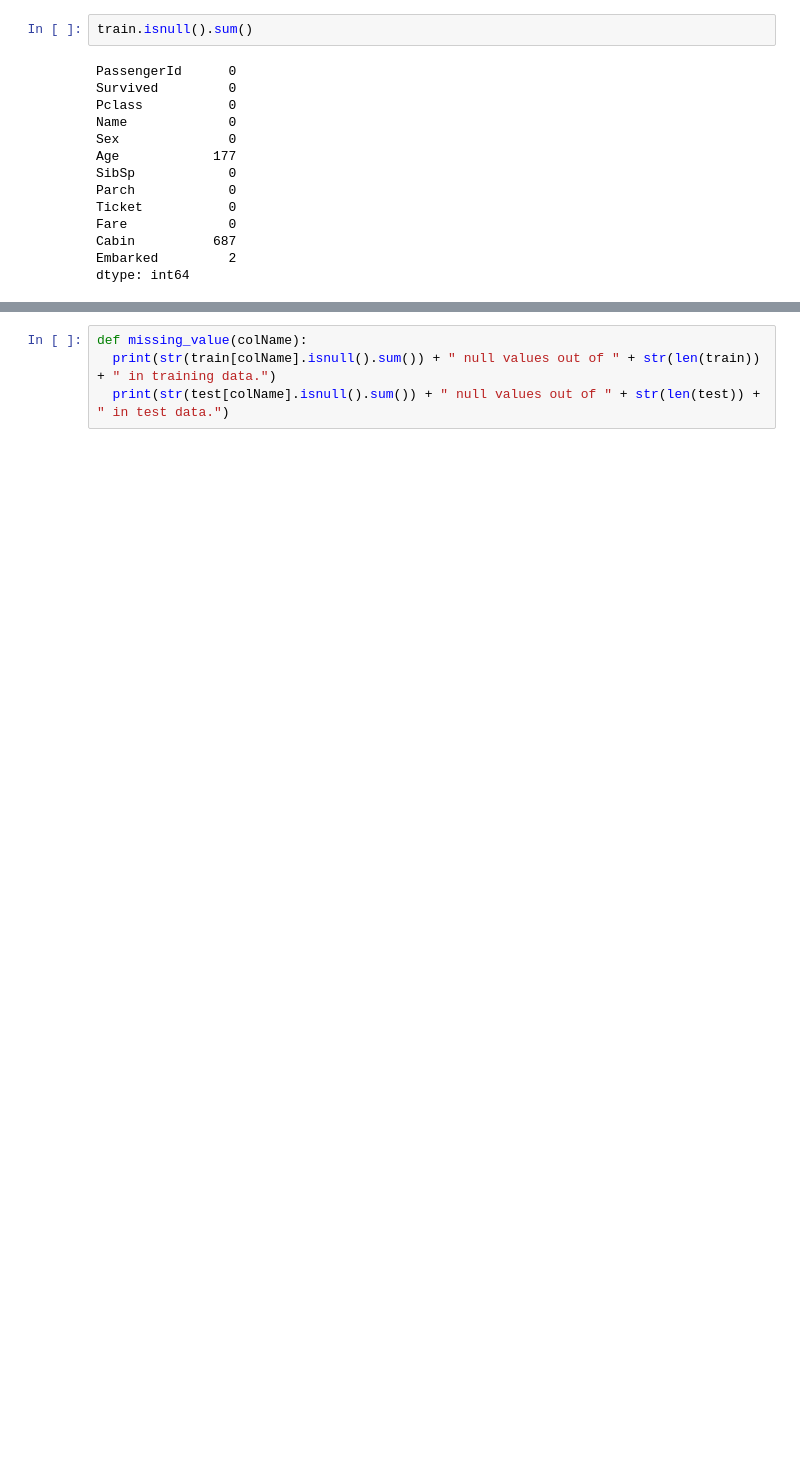
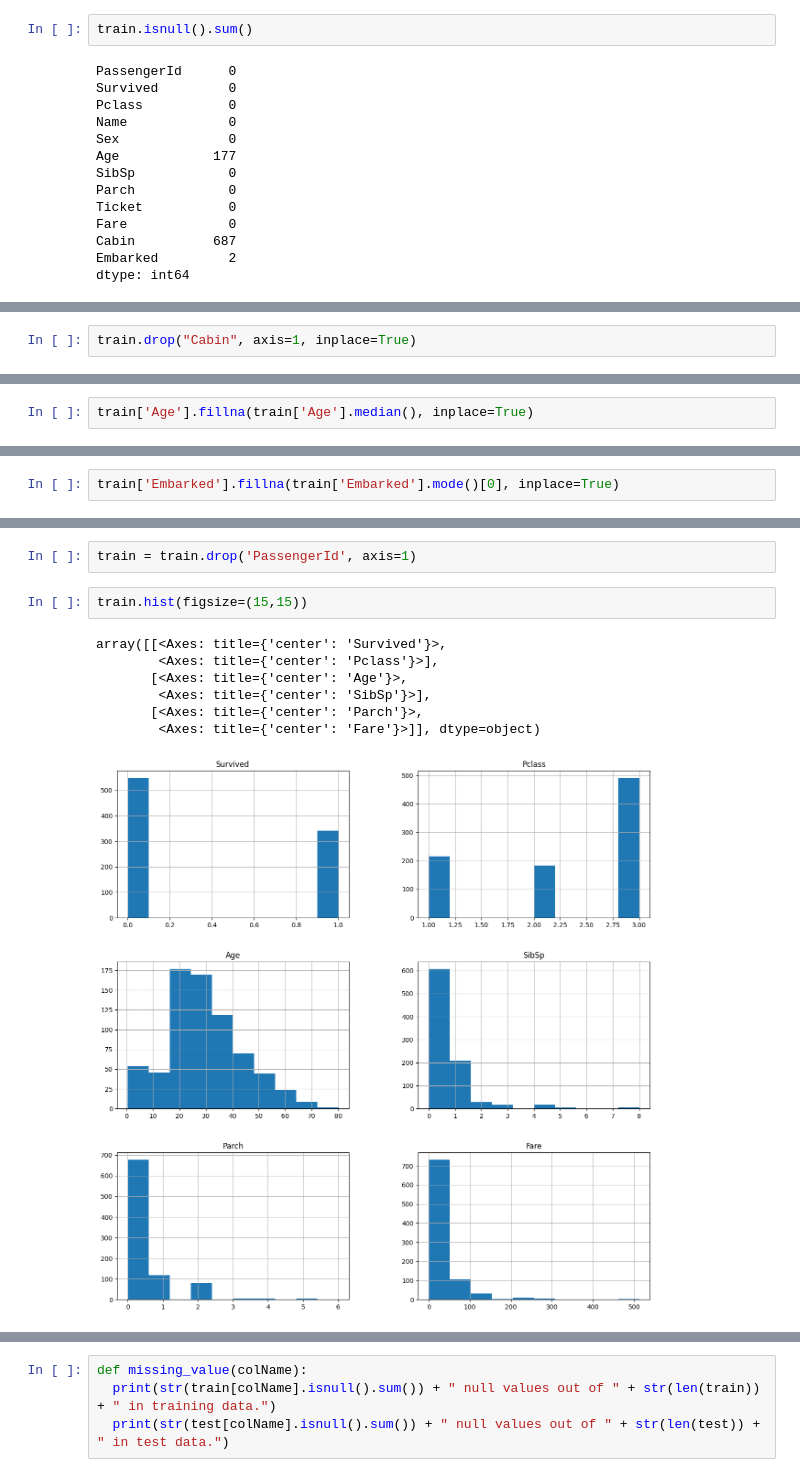
Before and after one commit to vanle2000/Titanic_EDA-and-Survival-Prediction, a Jupyter notebook: Titanic_Disaster.ipynb, the cells around one changed output, grey strips where cells are left out. Drawn from its saved outputs; the diff is of its cells as text; blank space fills up the shorter version.

```diff
--- a/Titanic_Disaster.ipynb
+++ b/Titanic_Disaster.ipynb
@@ -41,0 +64,2 @@ dtype: int64
+# %%
+train.drop("Cabin", axis=1, inplace=True)
@@ -41,0 +83,2 @@ dtype: int64
+# %%
+train['Age'].fillna(train['Age'].median(), inplace=True)
@@ -41,0 +87,2 @@ dtype: int64
+# %%
+train['Embarked'].fillna(train['Embarked'].mode()[0], inplace=True)
@@ -42 +118,13 @@ dtype: int64
+# %%
+train = train.drop('PassengerId', axis=1)
+# %%
+train.hist(figsize=(15,15))
+# %% [output]
+array([[<Axes: title={'center': 'Survived'}>,
+        <Axes: title={'center': 'Pclass'}>],
+       [<Axes: title={'center': 'Age'}>,
+        <Axes: title={'center': 'SibSp'}>],
+       [<Axes: title={'center': 'Parch'}>,
+        <Axes: title={'center': 'Fare'}>]], dtype=object)
+[figure, added]
 # %% [markdown]
```
Also changed, not shown: parts of 21 cells of this notebook.
